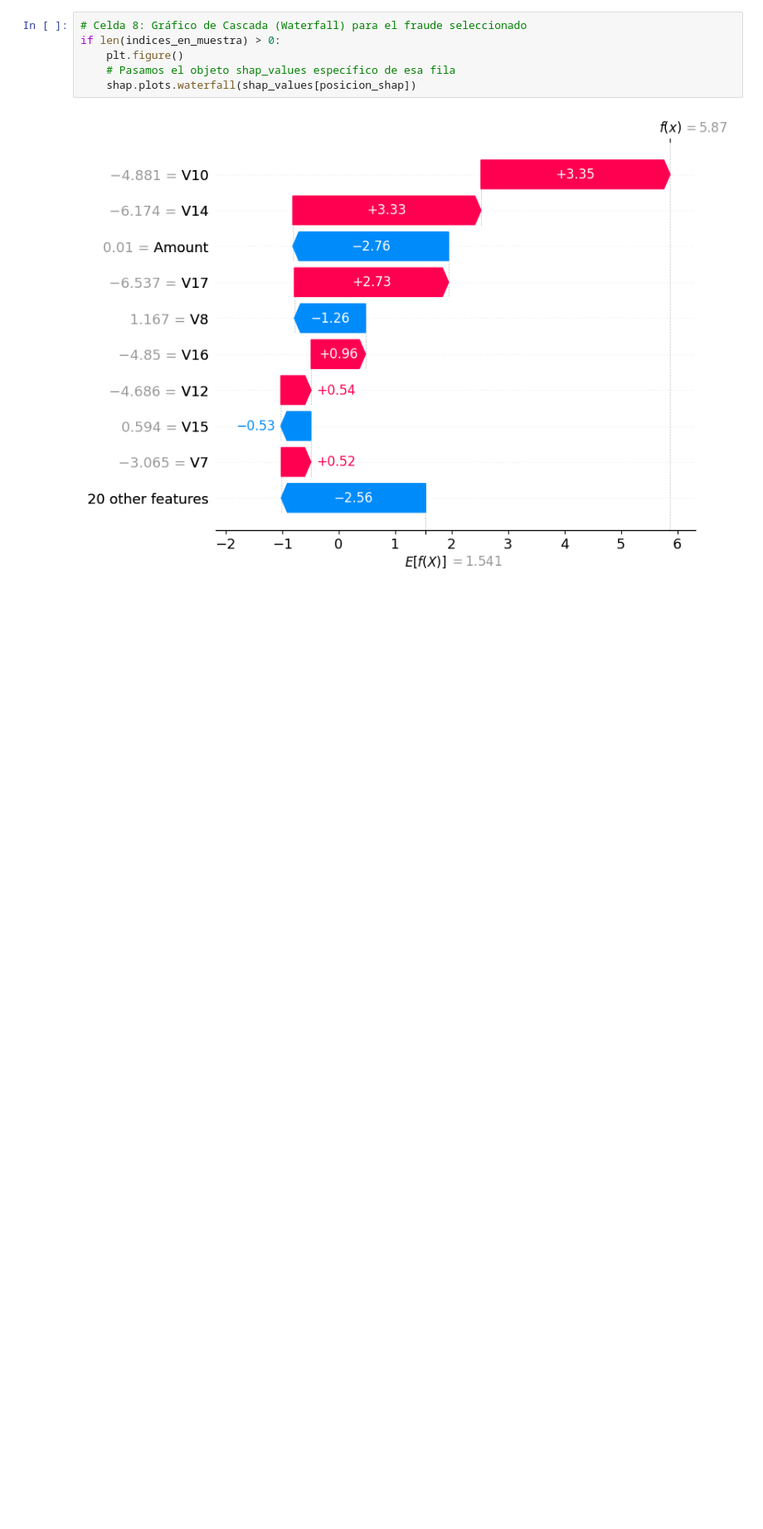
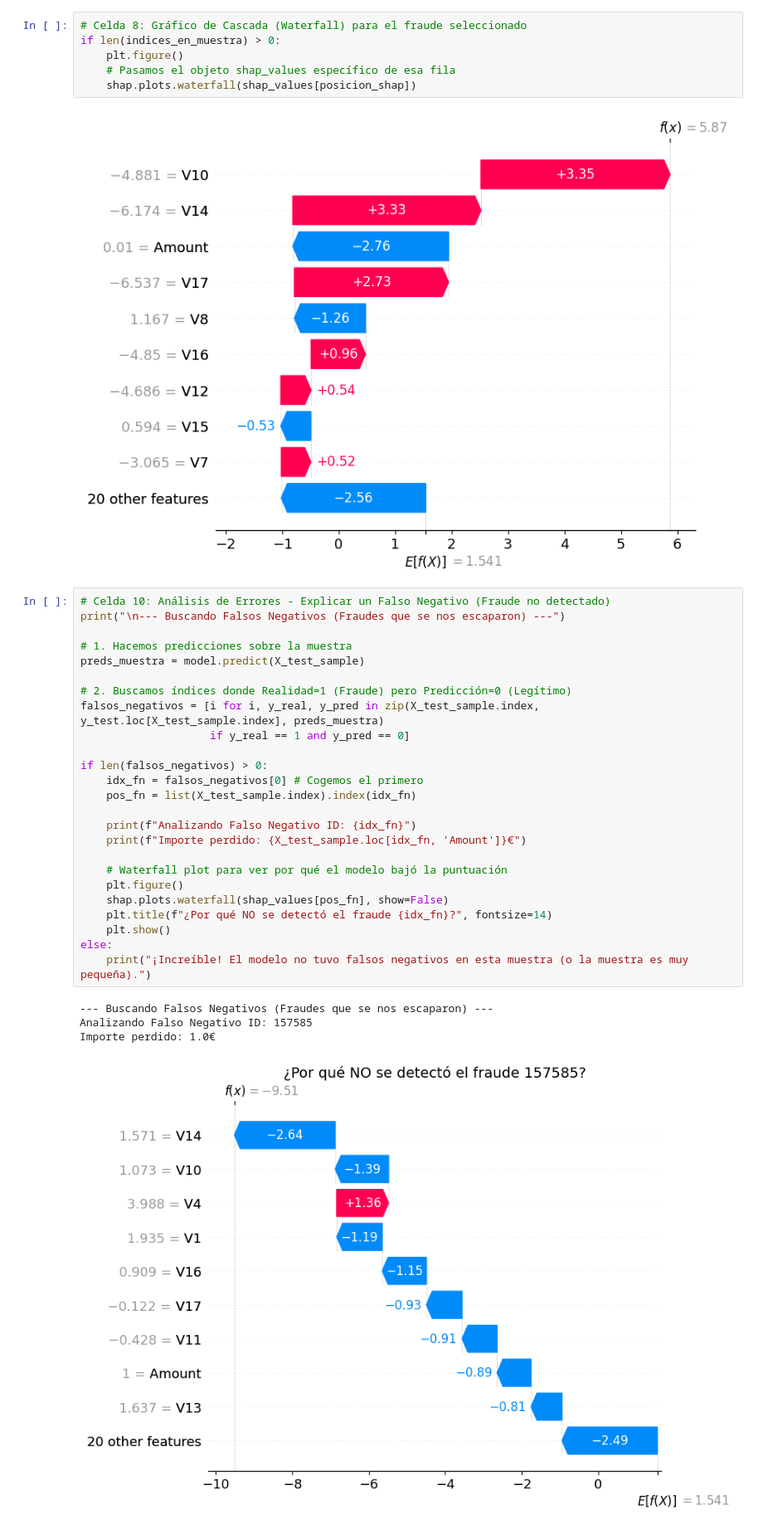
Before and after one commit to AlejandroJB18/tfg_info_deteccion_fraude, a Jupyter notebook: notebooks/xai.ipynb, the cells around one changed output. Shown at 83% size. Saved outputs shown, nothing was run; the diff lists cells and outputs as text; blank space fills up the shorter version.

```diff
--- a/notebooks/xai.ipynb
+++ b/notebooks/xai.ipynb
@@ -123,3 +123,33 @@ if len(indices_en_muestra) > 0:
     shap.plots.waterfall(shap_values[posicion_shap])
 # %% [output]
 [figure]
+# %%
+# Celda 10: Análisis de Errores - Explicar un Falso Negativo (Fraude no detectado)
+print("\n--- Buscando Falsos Negativos (Fraudes que se nos escaparon) ---")
+
+# 1. Hacemos predicciones sobre la muestra
+preds_muestra = model.predict(X_test_sample)
+
+# 2. Buscamos índices donde Realidad=1 (Fraude) pero Predicción=0 (Legítimo)
+falsos_negativos = [i for i, y_real, y_pred in zip(X_test_sample.index, y_test.loc[X_test_sample.index], preds_muestra)
+                    if y_real == 1 and y_pred == 0]
+
+if len(falsos_negativos) > 0:
+    idx_fn = falsos_negativos[0] # Cogemos el primero
+    pos_fn = list(X_test_sample.index).index(idx_fn)
+
+    print(f"Analizando Falso Negativo ID: {idx_fn}")
+    print(f"Importe perdido: {X_test_sample.loc[idx_fn, 'Amount']}€")
+
+    # Waterfall plot para ver por qué el modelo bajó la puntuación
+    plt.figure()
+    shap.plots.waterfall(shap_values[pos_fn], show=False)
+    plt.title(f"¿Por qué NO se detectó el fraude {idx_fn}?", fontsize=14)
+    plt.show()
+else:
+    print("¡Increíble! El modelo no tuvo falsos negativos en esta muestra (o la muestra es muy pequeña).")
+# %% [output]
+--- Buscando Falsos Negativos (Fraudes que se nos escaparon) ---
+Analizando Falso Negativo ID: 157585
+Importe perdido: 1.0€
+[figure, added]
```
